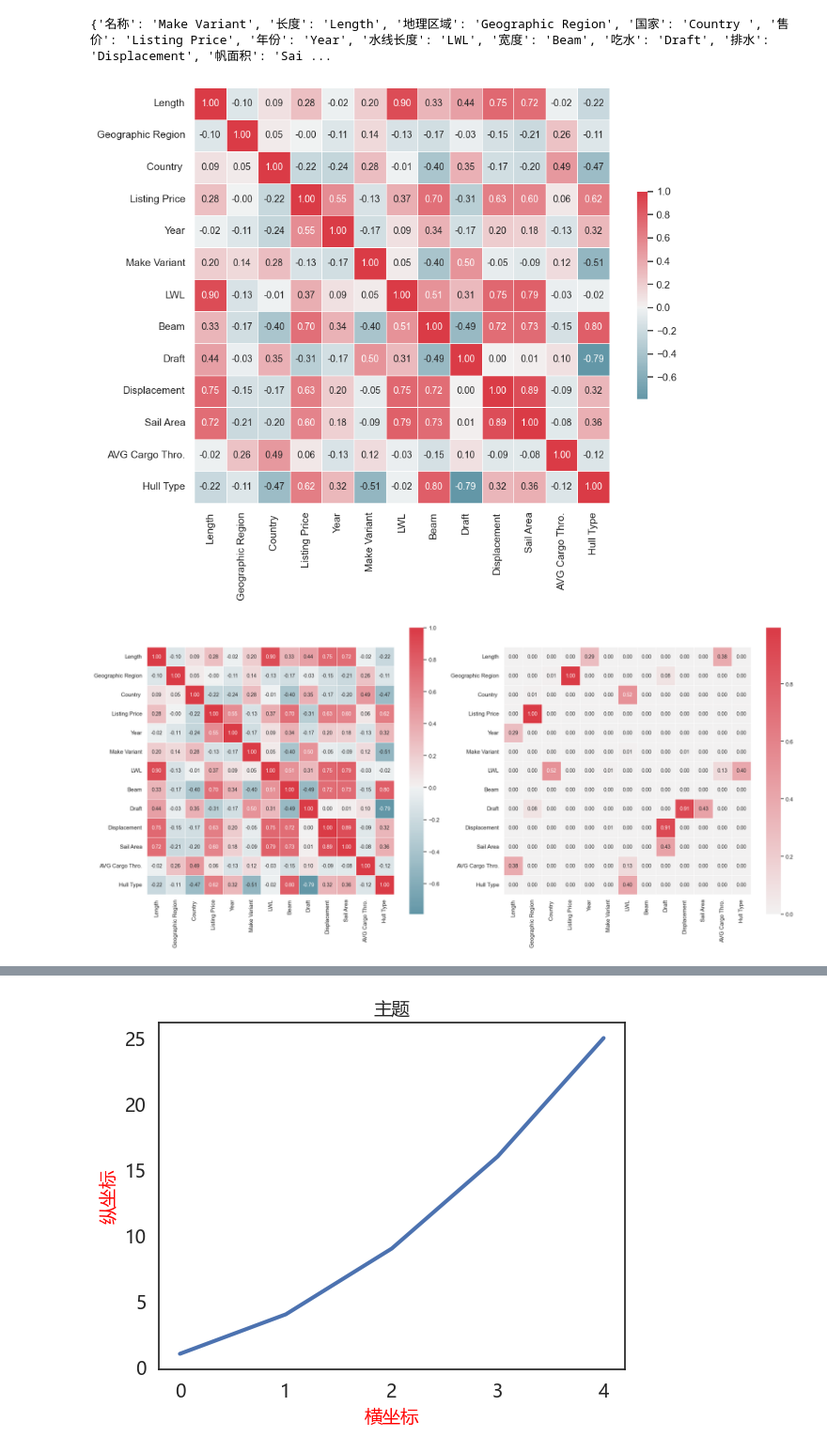
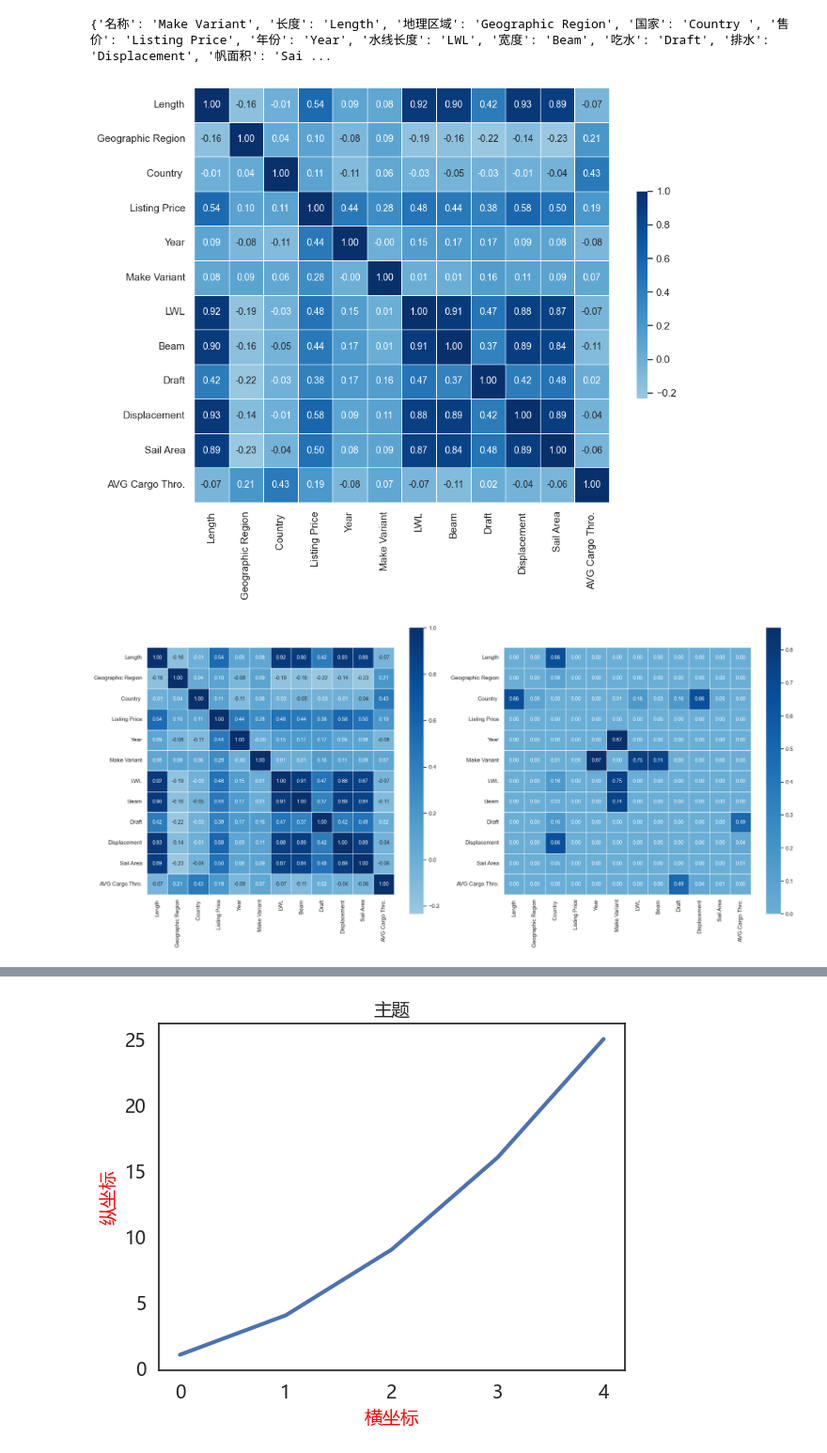
Before and after one commit to james-curtis/2023SpringMCM, a Jupyter notebook: T1/Spearman/main.ipynb, the cells around one changed output, grey strips where cells are left out. Shown at 94% size. Saved outputs shown, nothing was run; the diff lists cells and outputs as text; code cells hidden in the pictures.

```diff
--- a/T1/Spearman/main.ipynb
+++ b/T1/Spearman/main.ipynb
@@ -28,46 +28,43 @@ columnsDict = {
 }
 print({v: k for k, v in columnsDict.items()})
 
-df = pd.read_excel(r'../数据预处理/xlsx/merged_file.xlsx')
+df = pd.read_excel(r'../数据预处理/xlsx/合并修正缩放后总数据.xlsx')
 df.drop(columns=exceptCol, inplace=True, axis=1)
 df.rename(columns={v: k for k, v in columnsDict.items()}, inplace=True)
 
 # 计算Spearman相关系数及P值
 corr_matrix, p_matrix = spearmanr(df)
 
 def twoFig():
     # 绘制热力图（corr_matrix）
     sns.set(style="white")
     fig, axes = plt.subplots(1, 2, figsize=(20, 16)) # 1行2列，figsize指定图像大小
-    cmap = sns.diverging_palette(220, 10, as_cmap=True)
-    sns.heatmap(corr_matrix, cmap=cmap, annot=True, annot_kws={"size": 10}, center=0, square=True, linewidths=.5, fmt=".2f",
+    sns.heatmap(corr_matrix, cmap="Blues", annot=True, annot_kws={"size": 10}, center=0, square=True, linewidths=.5, fmt=".2f",
                 cbar_kws={"shrink": .5}, xticklabels=df.columns.values, yticklabels=df.columns.values, ax=axes[0])
 
     # 绘制热力图（p_matrix）
-    cmap = sns.diverging_palette(220, 10, as_cmap=True)
-    sns.heatmap(p_matrix, cmap=cmap, annot=True, annot_kws={"size": 10}, center=0, square=True, linewidths=.5, fmt=".2f",
+    sns.heatmap(p_matrix, cmap="Blues", annot=True, annot_kws={"size": 10}, center=0, square=True, linewidths=.5, fmt=".2f",
                 cbar_kws={"shrink": .5}, xticklabels=df.columns.values, yticklabels=df.columns.values, ax=axes[1])
     plt.tight_layout() # 调整图像布局，防止标签被截断
     plt.savefig('./Spearman-corr-p.svg')
     plt.show()
 
 def oneFig():
     # 绘制热力图（corr_matrix）
     sns.set(style="white")
     fig, axes = plt.subplots(figsize=(10, 8)) # 1行2列，figsize指定图像大小
-    cmap = sns.diverging_palette(220, 10, as_cmap=True)
-    sns.heatmap(corr_matrix, cmap=cmap, annot=True, annot_kws={"size": 10}, center=0, square=True, linewidths=.5, fmt=".2f",
+    sns.heatmap(corr_matrix, cmap="Blues", annot=True, annot_kws={"size": 10}, center=0, square=True, linewidths=.5, fmt=".2f",
                 cbar_kws={"shrink": .5}, xticklabels=df.columns.values, yticklabels=df.columns.values)
     plt.tight_layout() # 调整图像布局，防止标签被截断
     plt.savefig('./Spearman-corr.svg')
     plt.show()
 
 oneFig()
 twoFig()
 # %% [output]
 {'名称': 'Make Variant', '长度': 'Length', '地理区域': 'Geographic Region', '国家': 'Country ', '售价': 'Listing Price', '年份': 'Year', '水线长度': 'LWL', '宽度': 'Beam', '吃水': 'Draft', '排水': 'Displacement', '帆面积': 'Sai ...
-[figure, old version]
+[figure, new version]
-[figure, old version]
+[figure, new version]
 # %%
 df
 # %% [output]
```
Also changed, not shown: parts of 1 cell of this notebook, 30 other files.
